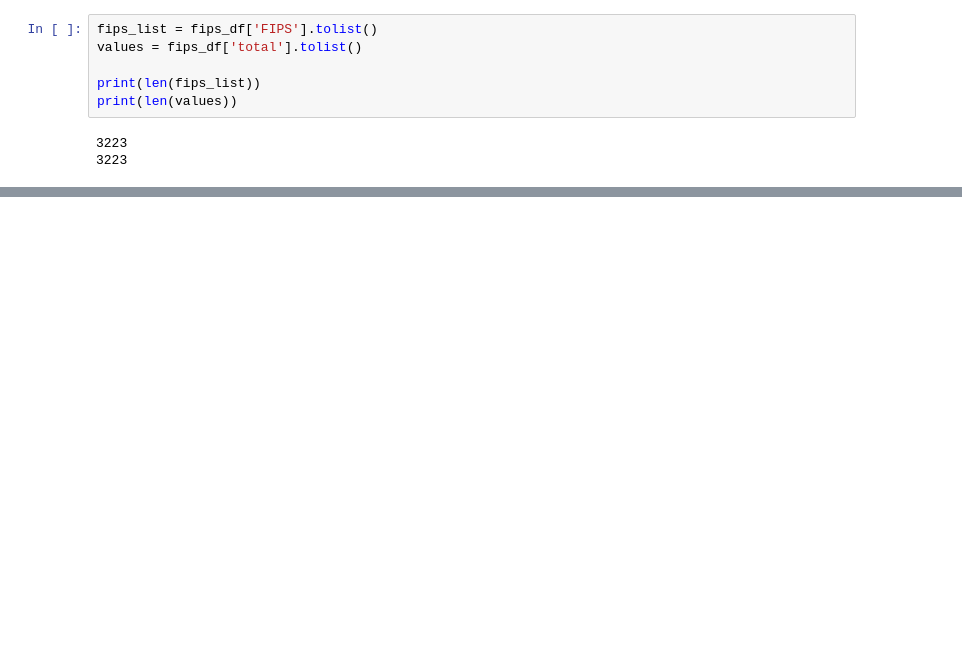
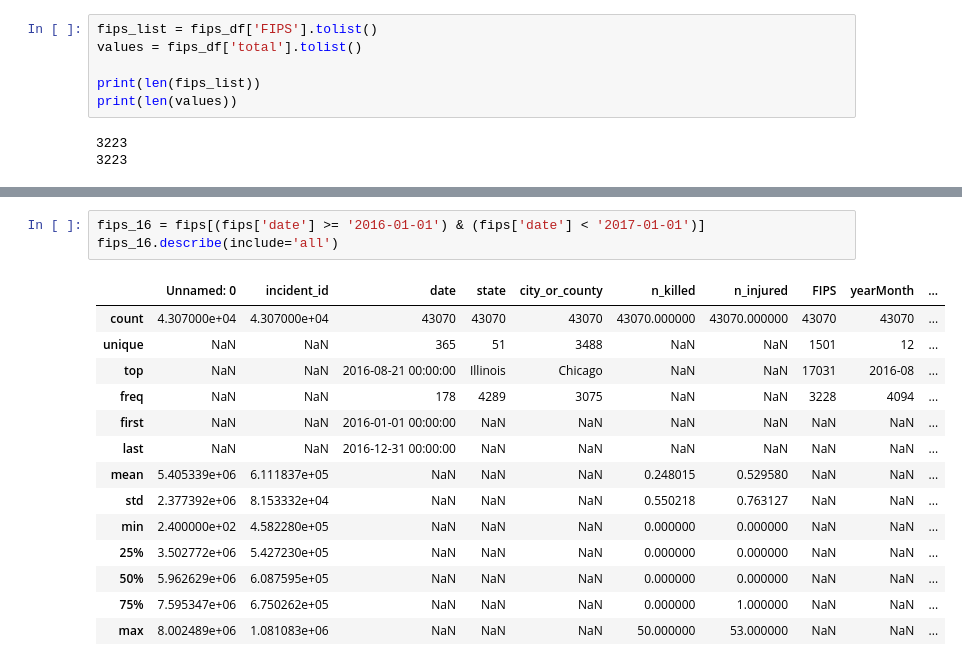
Before and after one commit to lambda-build-gvhm/gvhm-ds, a Jupyter notebook: Gun_Violence_Data.ipynb, the cells around one changed output, grey strips where cells are left out. Cells and saved outputs as stored; diff of their text form; blank space fills up the shorter version.

```diff
--- a/Gun_Violence_Data.ipynb
+++ b/Gun_Violence_Data.ipynb
@@ -377,0 +768,18 @@ Estimated Draw Time Too Long
+# %%
+fips_16 = fips[(fips['date'] >= '2016-01-01') & (fips['date'] < '2017-01-01')]
+fips_16.describe(include='all')
+# %% [output]
+|  | Unnamed: 0 | incident_id | date | state | city_or_county | n_killed | n_injured | FIPS | yearMonth | ... |
+| count | 4.307000e+04 | 4.307000e+04 | 43070 | 43070 | 43070 | 43070.000000 | 43070.000000 | 43070 | 43070 | ... |
+| unique | NaN | NaN | 365 | 51 | 3488 | NaN | NaN | 1501 | 12 | ... |
+| top | NaN | NaN | 2016-08-21 00:00:00 | Illinois | Chicago | NaN | NaN | 17031 | 2016-08 | ... |
+| freq | NaN | NaN | 178 | 4289 | 3075 | NaN | NaN | 3228 | 4094 | ... |
+| first | NaN | NaN | 2016-01-01 00:00:00 | NaN | NaN | NaN | NaN | NaN | NaN | ... |
+| last | NaN | NaN | 2016-12-31 00:00:00 | NaN | NaN | NaN | NaN | NaN | NaN | ... |
+| mean | 5.405339e+06 | 6.111837e+05 | NaN | NaN | NaN | 0.248015 | 0.529580 | NaN | NaN | ... |
+| std | 2.377392e+06 | 8.153332e+04 | NaN | NaN | NaN | 0.550218 | 0.763127 | NaN | NaN | ... |
+| min | 2.400000e+02 | 4.582280e+05 | NaN | NaN | NaN | 0.000000 | 0.000000 | NaN | NaN | ... |
+| 25% | 3.502772e+06 | 5.427230e+05 | NaN | NaN | NaN | 0.000000 | 0.000000 | NaN | NaN | ... |
+| 50% | 5.962629e+06 | 6.087595e+05 | NaN | NaN | NaN | 0.000000 | 0.000000 | NaN | NaN | ... |
+| 75% | 7.595347e+06 | 6.750262e+05 | NaN | NaN | NaN | 0.000000 | 1.000000 | NaN | NaN | ... |
+| max | 8.002489e+06 | 1.081083e+06 | NaN | NaN | NaN | 50.000000 | 53.000000 | NaN | NaN | ... |
```
Also changed, not shown: parts of 41 cells of this notebook.
